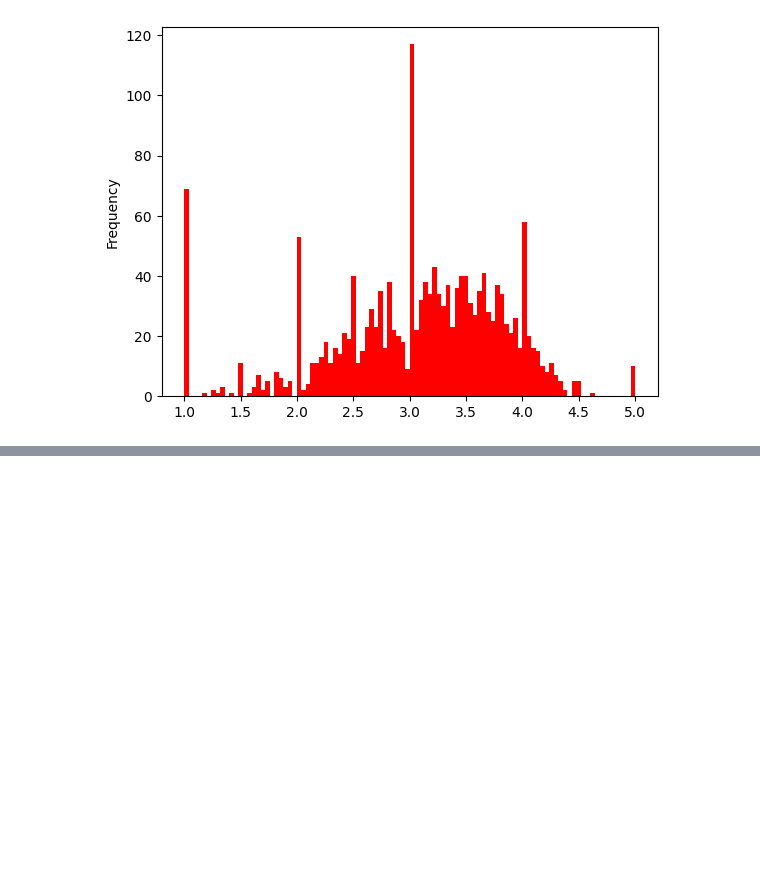
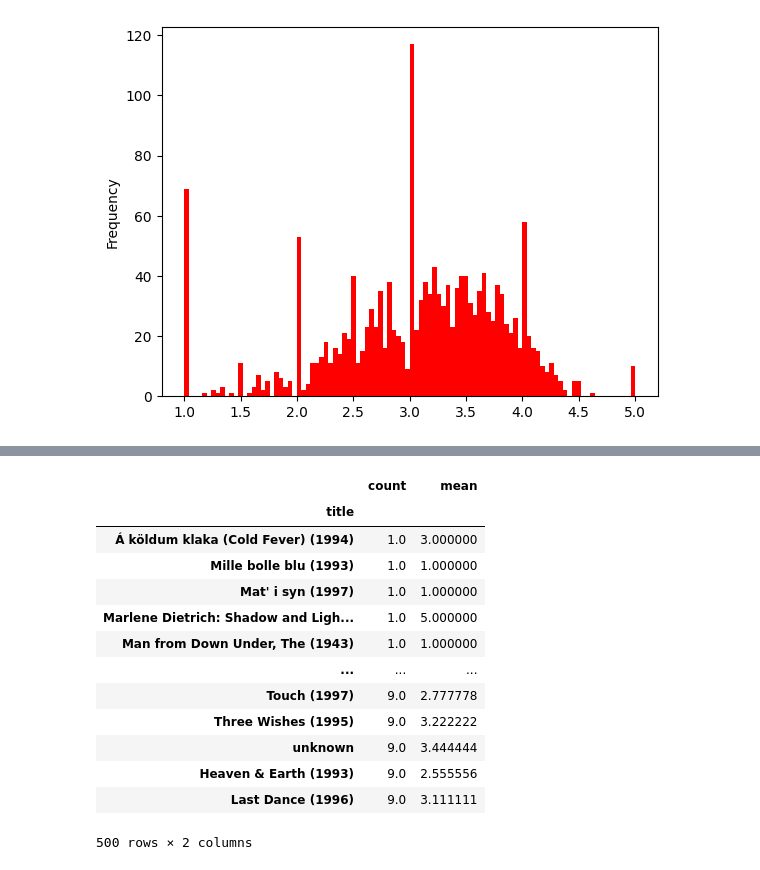
Before and after one commit to Devansh-Gupta-Official/movie-recommender-system, a Jupyter notebook: movie-recommender.ipynb, the cells around one changed output, grey strips where cells are left out. Cells and saved outputs as stored; diff of their text form; code cells hidden in the pictures; blank space fills up the shorter version.

```diff
--- a/movie-recommender.ipynb
+++ b/movie-recommender.ipynb
@@ -236,0 +274,17 @@ df_rating['mean'].plot(bins=100, kind='hist',color='red')
+# %%
+df_rating.sort_values('count',ascending=True).head(500)
+# %% [output]
+|  | count | mean |
+| title |  |  |
+| Á köldum klaka (Cold Fever) (1994) | 1.0 | 3.000000 |
+| Mille bolle blu (1993) | 1.0 | 1.000000 |
+| Mat' i syn (1997) | 1.0 | 1.000000 |
+| Marlene Dietrich: Shadow and Ligh... | 1.0 | 5.000000 |
+| Man from Down Under, The (1943) | 1.0 | 1.000000 |
+| ... | ... | ... |
+| Touch (1997) | 9.0 | 2.777778 |
+| Three Wishes (1995) | 9.0 | 3.222222 |
+| unknown | 9.0 | 3.444444 |
+| Heaven & Earth (1993) | 9.0 | 2.555556 |
+| Last Dance (1996) | 9.0 | 3.111111 |
+500 rows × 2 columns
```
Also changed, not shown: parts of 3 cells of this notebook.
